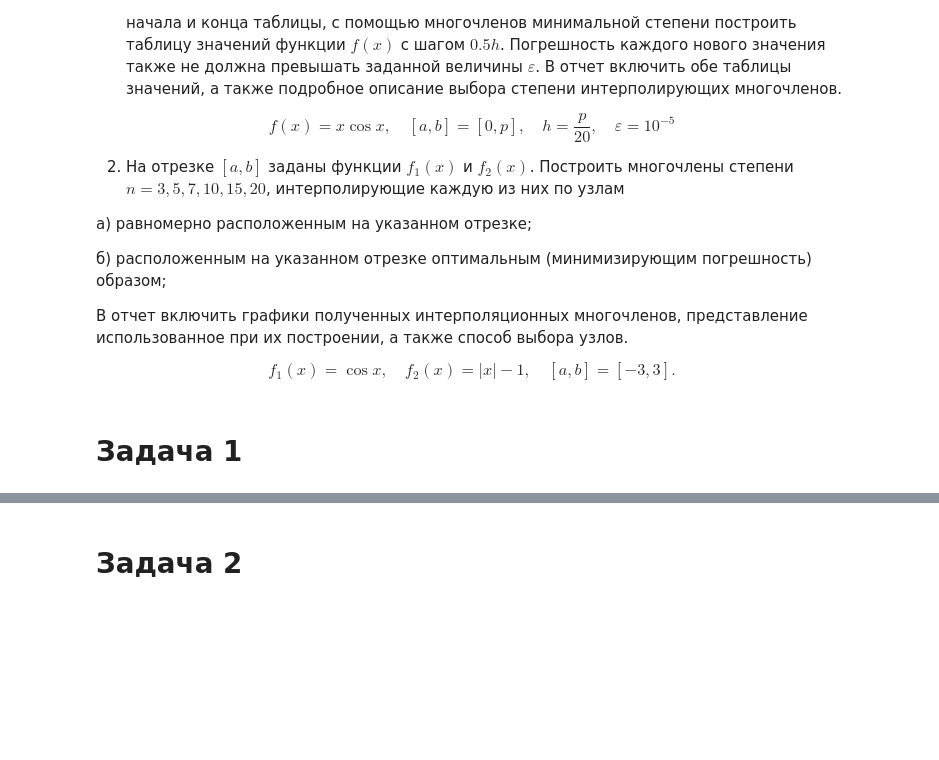
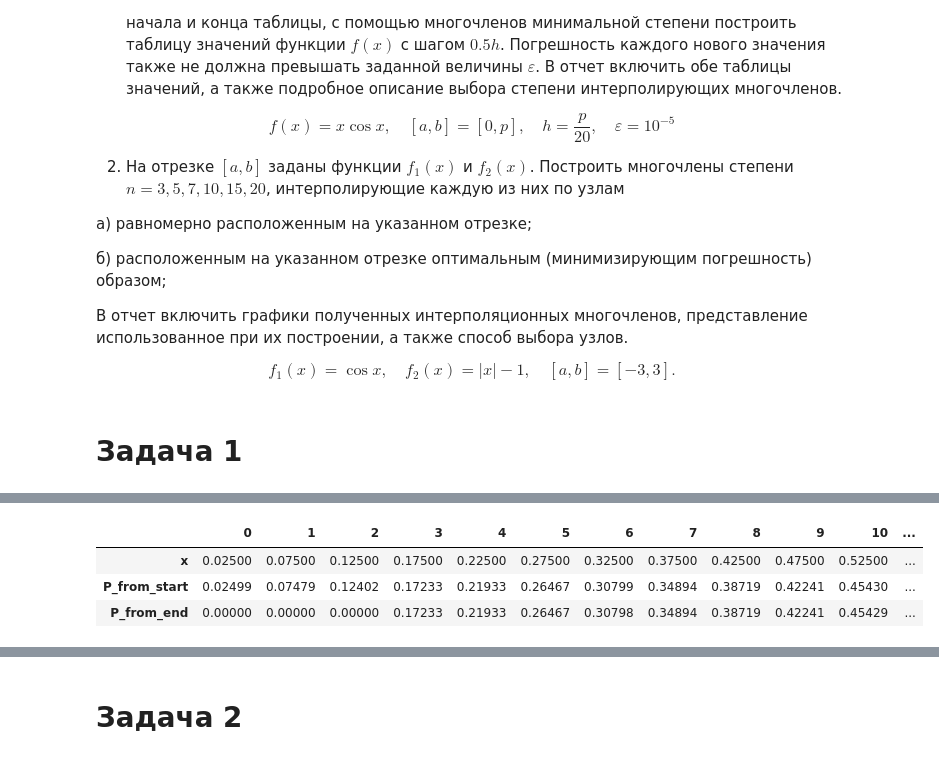
Before and after one commit to bzzdwn/BSU, a Jupyter notebook: Computational Methods/Лабораторные/3. Интерполирование функций/function interpolation.ipynb, the cells around one changed output, grey strips where cells are left out. Cells and saved outputs as stored; diff of their text form; code cells hidden in the pictures; blank space fills up the shorter version.

```diff
--- a/Computational Methods/Лабораторные/3. Интерполирование функций/function interpolation.ipynb
+++ b/Computational Methods/Лабораторные/3. Интерполирование функций/function interpolation.ipynb
@@ -52,0 +148,11 @@ interpolation_nodes_table
+# %%
+def comb(n, k, as_table=False):
+    C = np.zeros((n+1, n+1))
+    for i in range(n+1):
+        C[i,0]=1
+        C[i,i]=1
+        for j in range(1,i):
+            C[i, j]=C[i-1, j-1]+C[i-1, j]
+    if as_table:
+        return C
+    return C[n,k]
@@ -52,0 +172,6 @@ interpolation_nodes_table
+# %%
+def fin_diff_sum(nodes, function, k, i):
+    result = 0
+    for j in range(k+1):
+        result += (-1)**j * comb(k, j) * f(nodes[i+k-j])
+    return result
@@ -52,0 +302,7 @@ interpolation_nodes_table
+# %%
+newton_inteprolation_eqsp_nodes(t=1/2, k=k, h=h, nodes=interpolation_nodes, function=f)
+# %% [output]
+|  | 0 | 1 | 2 | 3 | 4 | 5 | 6 | 7 | 8 | 9 | 10 | ... |
+| x | 0.02500 | 0.07500 | 0.12500 | 0.17500 | 0.22500 | 0.27500 | 0.32500 | 0.37500 | 0.42500 | 0.47500 | 0.52500 | ... |
+| P_from_start | 0.02499 | 0.07479 | 0.12402 | 0.17233 | 0.21933 | 0.26467 | 0.30799 | 0.34894 | 0.38719 | 0.42241 | 0.45430 | ... |
+| P_from_end | 0.00000 | 0.00000 | 0.00000 | 0.17233 | 0.21933 | 0.26467 | 0.30798 | 0.34894 | 0.38719 | 0.42241 | 0.45429 | ... |
```
Also changed, not shown: parts of 51 cells of this notebook.
